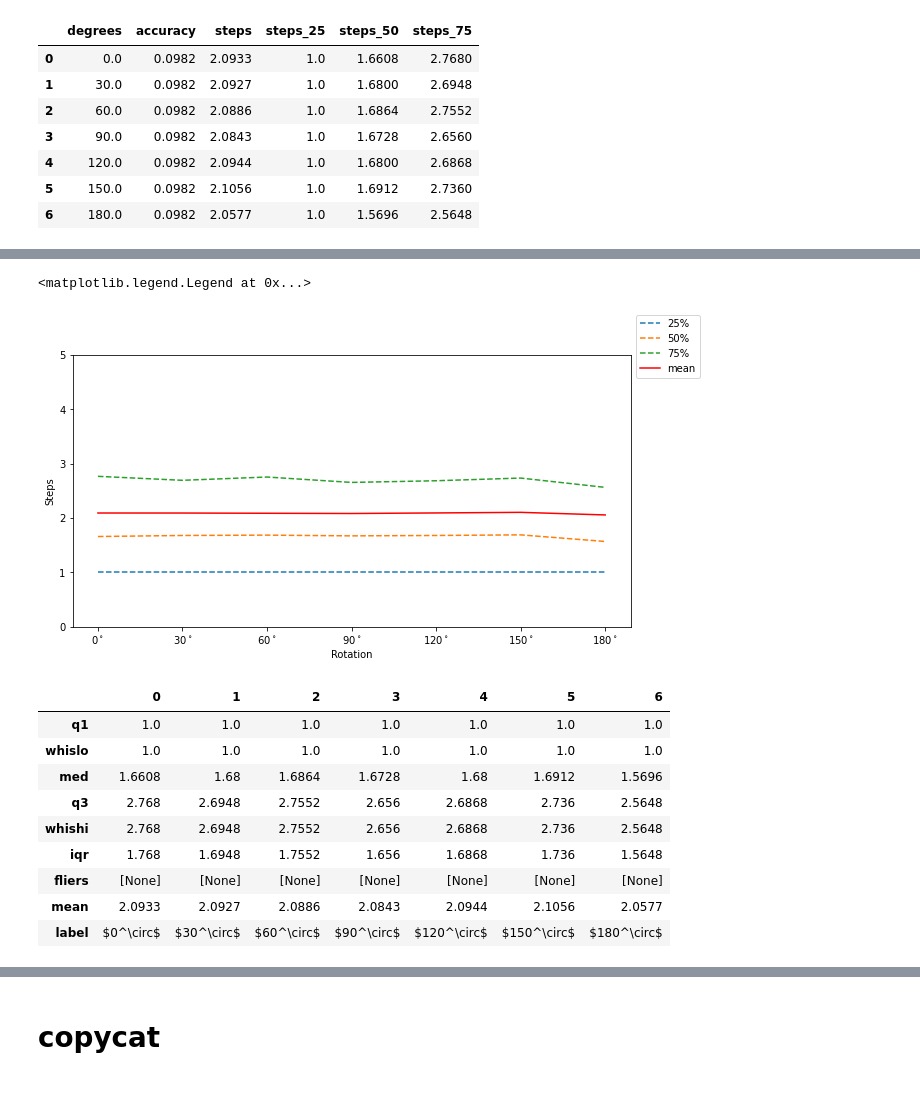
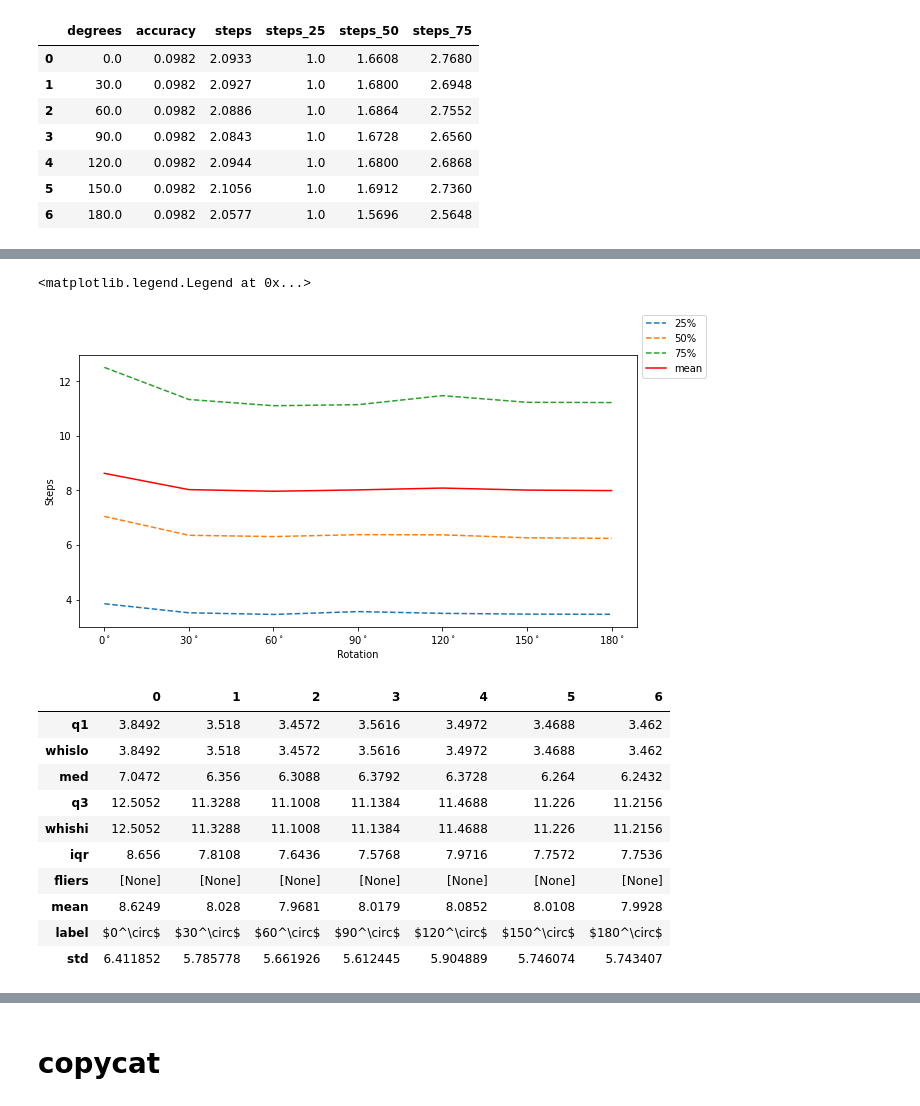
Before and after one commit to ellisbrown/PonderNet_MNIST, a Jupyter notebook: Untitled-1.ipynb, the cells around one changed output, grey strips where cells are left out. Saved outputs shown, nothing was run; the diff lists cells and outputs as text; code cells hidden in the pictures.

```diff
--- a/Untitled-1.ipynb
+++ b/Untitled-1.ipynb
@@ -100,3 +100,21 @@ df
 | 4 | 120.0 | 0.0982 | 2.0944 | 1.0 | 1.6800 | 2.6868 |
 | 5 | 150.0 | 0.0982 | 2.1056 | 1.0 | 1.6912 | 2.7360 |
 | 6 | 180.0 | 0.0982 | 2.0577 | 1.0 | 1.5696 | 2.5648 |
+# %%
+accs = "0.9890000224113460	0.9444000124931340	0.7554000020027160	0.5616999864578250	0.4776000082492830	0.4260999858379360	0.41670000553131100"
+steps = "8.624899864196780	8.027999877929690	7.968100070953370	8.017900466918950	8.085200309753420	8.0108003616333	7.992800235748290"
+steps_25 = "3.8492000102996800	3.5179998874664300	3.457200050354000	3.5615999698638900	3.4972000122070300	3.4688000679016100	3.461999893188480"
+steps_50 = "7.0472002029418900	6.355999946594240	6.308800220489500	6.379199981689450	6.372799873352050	6.263999938964840	6.243199825286870"
+steps_75 = "12.505200386047400	11.328800201416000	11.100799560546900	11.138400077819800	11.468799591064500	11.22599983215330	11.21560001373290"
+
+accs = np.array(accs.split("\t")).astype(float)
+steps = np.array(steps.split("\t")).astype(float)
+steps_25 = np.array(steps_25.split("\t")).astype(float)
+steps_50 = np.array(steps_50.split("\t")).astype(float)
+steps_75 = np.array(steps_75.split("\t")).astype(float)
+
+rots = np.linspace(0, 180, 7)
+rotlabs = [f"${r}^\circ$" for r in rots.astype(int)]
+
+df = pd.DataFrame({"degrees": rots, "accuracy": accs, "steps": steps, "steps_25": steps_25, "steps_50": steps_50, "steps_75": steps_75})
+df
@@ -142,34 +171,37 @@ labels = ["25%", "50%", "75%"]
 for l, s in zip(labels, [steps_25, steps_50, steps_75]):
     ax1.plot(rots, s, label=l, linestyle="dashed")
 ax1.plot(rots, steps, color="r", label="mean")
-ax1.set_ylim(0,5)
+# ax1.set_ylim(0,5)
 fig.legend()
 # %% [output]
 <matplotlib.legend.Legend at 0x...>
-[figure, old version]
+[figure, new version]
 # %%
 stats = dict()
 for r in range(len(rots)):
     d = dict()
     # stats[r]["mean"] = steps[r]
     d["q1"] = d['whislo'] = steps_25[r]
     d["med"] = steps_50[r]
     d["q3"] = d['whishi'] = steps_75[r]
     d["iqr"] = d['whishi'] - d['whislo']
     d['fliers'] = [None]
     d['mean'] = steps[r]
     d['label'] = rotlabs[r]
+    d['std'] = d['iqr'] / 1.35
     stats[r] = d
     # stats[r] = [stats[r]]
-pd.DataFrame(stats)
+df = pd.DataFrame(stats)
+df
 # %% [output]
 |  | 0 | 1 | 2 | 3 | 4 | 5 | 6 |
-| q1 | 1.0 | 1.0 | 1.0 | 1.0 | 1.0 | 1.0 | 1.0 |
-| whislo | 1.0 | 1.0 | 1.0 | 1.0 | 1.0 | 1.0 | 1.0 |
-| med | 1.6608 | 1.68 | 1.6864 | 1.6728 | 1.68 | 1.6912 | 1.5696 |
-| q3 | 2.768 | 2.6948 | 2.7552 | 2.656 | 2.6868 | 2.736 | 2.5648 |
-| whishi | 2.768 | 2.6948 | 2.7552 | 2.656 | 2.6868 | 2.736 | 2.5648 |
-| iqr | 1.768 | 1.6948 | 1.7552 | 1.656 | 1.6868 | 1.736 | 1.5648 |
+| q1 | 3.8492 | 3.518 | 3.4572 | 3.5616 | 3.4972 | 3.4688 | 3.462 |
+| whislo | 3.8492 | 3.518 | 3.4572 | 3.5616 | 3.4972 | 3.4688 | 3.462 |
+| med | 7.0472 | 6.356 | 6.3088 | 6.3792 | 6.3728 | 6.264 | 6.2432 |
+| q3 | 12.5052 | 11.3288 | 11.1008 | 11.1384 | 11.4688 | 11.226 | 11.2156 |
+| whishi | 12.5052 | 11.3288 | 11.1008 | 11.1384 | 11.4688 | 11.226 | 11.2156 |
+| iqr | 8.656 | 7.8108 | 7.6436 | 7.5768 | 7.9716 | 7.7572 | 7.7536 |
 | fliers | [None] | [None] | [None] | [None] | [None] | [None] | [None] |
-| mean | 2.0933 | 2.0927 | 2.0886 | 2.0843 | 2.0944 | 2.1056 | 2.0577 |
+| mean | 8.6249 | 8.028 | 7.9681 | 8.0179 | 8.0852 | 8.0108 | 7.9928 |
 | label | $0^\circ$ | $30^\circ$ | $60^\circ$ | $90^\circ$ | $120^\circ$ | $150^\circ$ | $180^\circ$ |
+| std | 6.411852 | 5.785778 | 5.661926 | 5.612445 | 5.904889 | 5.746074 | 5.743407 |
```
Also changed, not shown: parts of 9 cells of this notebook, 4 other files.
